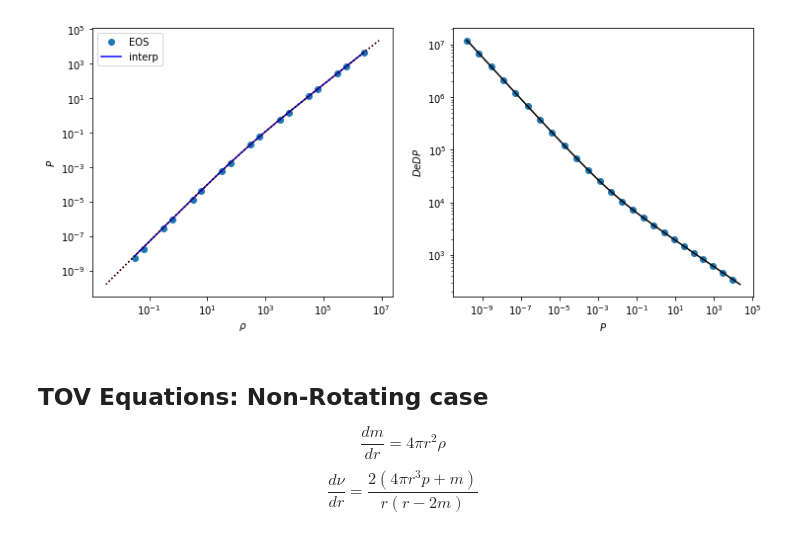
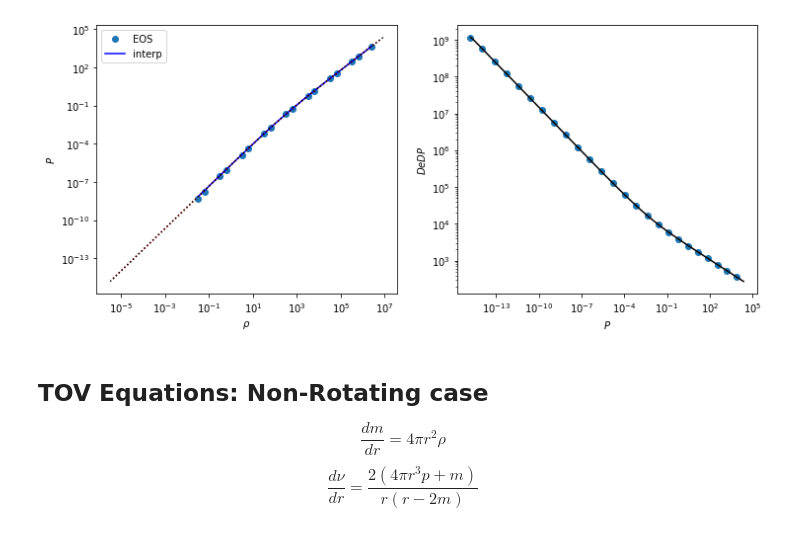
Before and after one commit to lauramb8909/WhiteDwarf, a Jupyter notebook: MR_Relation/WD_Structure.ipynb, the cells around one changed output. Cells and saved outputs as stored; diff of their text form; code cells hidden in the pictures.

```diff
--- a/MR_Relation/WD_Structure.ipynb
+++ b/MR_Relation/WD_Structure.ipynb
@@ -57,8 +57,19 @@ NN    = 100
 
 # --- Degenerate electronic Pressure -----
 def Pch_EoS(x):
-    pWD = SigmaP*(x*np.sqrt(1.0+np.power(x,2.0))*(2.0*np.power(x,2.0)/3.0-1.0)+np.log(np.sqrt(1.0+np.power(x,2.0))+x))
-    return pWD
+    x2  = x*x
+    if x > 2e-3:
+        ww  = np.sqrt( 1.0 + x2) + x
+        pWD = x * np.sqrt( 1.0 + x2 ) * ( 2.0 * x2/3.0  - 1.0 ) +  np.log( ww )
+    else:
+        x3 = x2*x
+        x5 = x3*x2
+        x7 = x5*x2
+        x9 = x7*x2
+        x11 = x9*x2
+        pWD = -2.77556e-17*x3 + 0.533333*x5 - 0.190476*x7 + 0.111111*x9 - 0.0757576*x11
+
+    return SigmaP *pWD
 
 def func(x, b):
     return ( np.power(10.0,rhof) / Sigma02 ) * np.power(x,b)/np.power(xemax,b)
@@ -67,7 +78,7 @@ def func(x, b):
 popt, pcov = curve_fit(func, xeEoS , rhoEoS / Sigma02)
 afit = popt[0]
 
-log_xXe = np.linspace(np.log10(xeEoS[0]*0.5),np.log10(xeEoS[-1]*1.5),NN)
+log_xXe = np.linspace(np.log10(xeEoS[0]*0.05),np.log10(xeEoS[-1]*1.5),NN)
 
 xx_xe   = np.power(10.0,log_xXe)
 EOS1    = np.zeros((2,NN))
@@ -98,35 +109,35 @@ fig = plt.figure(figsize=(12,5))
 
 plt.subplot(121)
 x    = np.linspace(rhoi,rhof,100)
 Pmin = np.log10(EOS1[1][1]); Pmax=np.log10(EOS1[1][-2])
 xp   = np.linspace(Pmin,Pmax,100)
 
-plt.loglog( rhoEoS/Sigma02, Pch_EoS(xeEoS)/ ( c**2*Sigma02 ),'o', label="EOS")
+plt.loglog( rhoEoS/Sigma02, [ Pch_EoS(xeEoS[i])/ ( c**2*Sigma02 ) for i in range(len(xeEoS))] ,'o', label="EOS")
 
 plt.loglog( np.power(10,x)/Sigma02, EoS_RFMT(np.power(10,x)/Sigma02), 'b-', label="interp")
 plt.loglog( EoS_RFMT_02(np.power(10,xp)), np.power(10,xp) ,'r:')
 plt.loglog( EOS1[0], EOS1[1],'k:')
 
 plt.legend()
 
 plt.xlabel("$\\rho$")
 plt.ylabel("$P$")
 
 plt.subplot(122)
 #---Plot derivative EoS-----
 Pmin = np.log10(EOS1[1][0])
 Pmax = np.log10(EOS1[1][-1])
 x    = np.linspace(Pmin,Pmax,100)
 
 plt.loglog(EOS1[1][::4],DeDp_2[::4],'o')
 plt.loglog(np.power(10,x),np.power(10,DeDpF(x)),'k-')
 
 plt.xlabel("$P$")
 plt.ylabel("$DeDP$")
 
 plt.show()
 # %% [output]
-[figure, old version]
+[figure, new version]
 # %% [markdown]
 ## TOV Equations: Non-Rotating case
 
```
Also changed, not shown: parts of 7 cells of this notebook, 17 other files.
